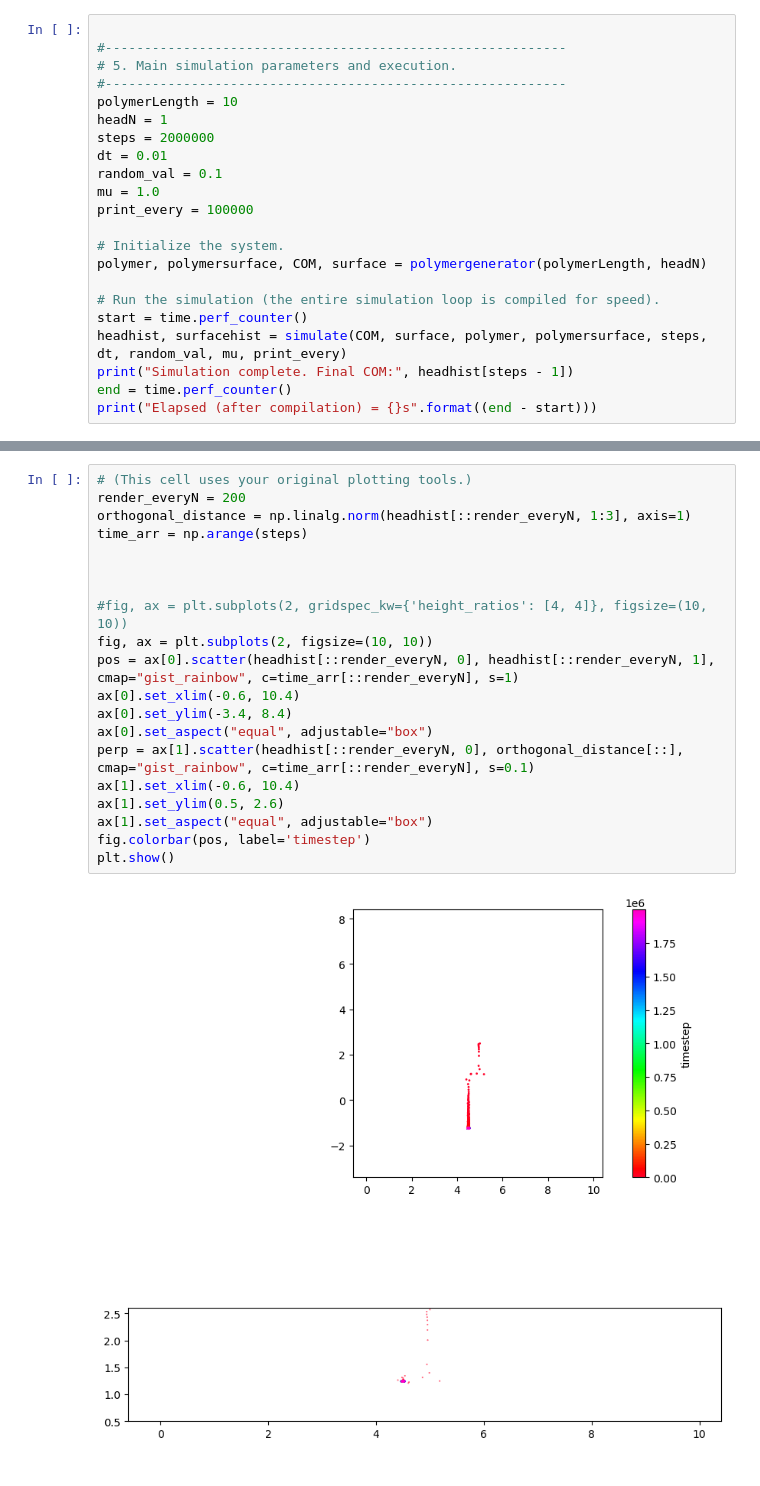
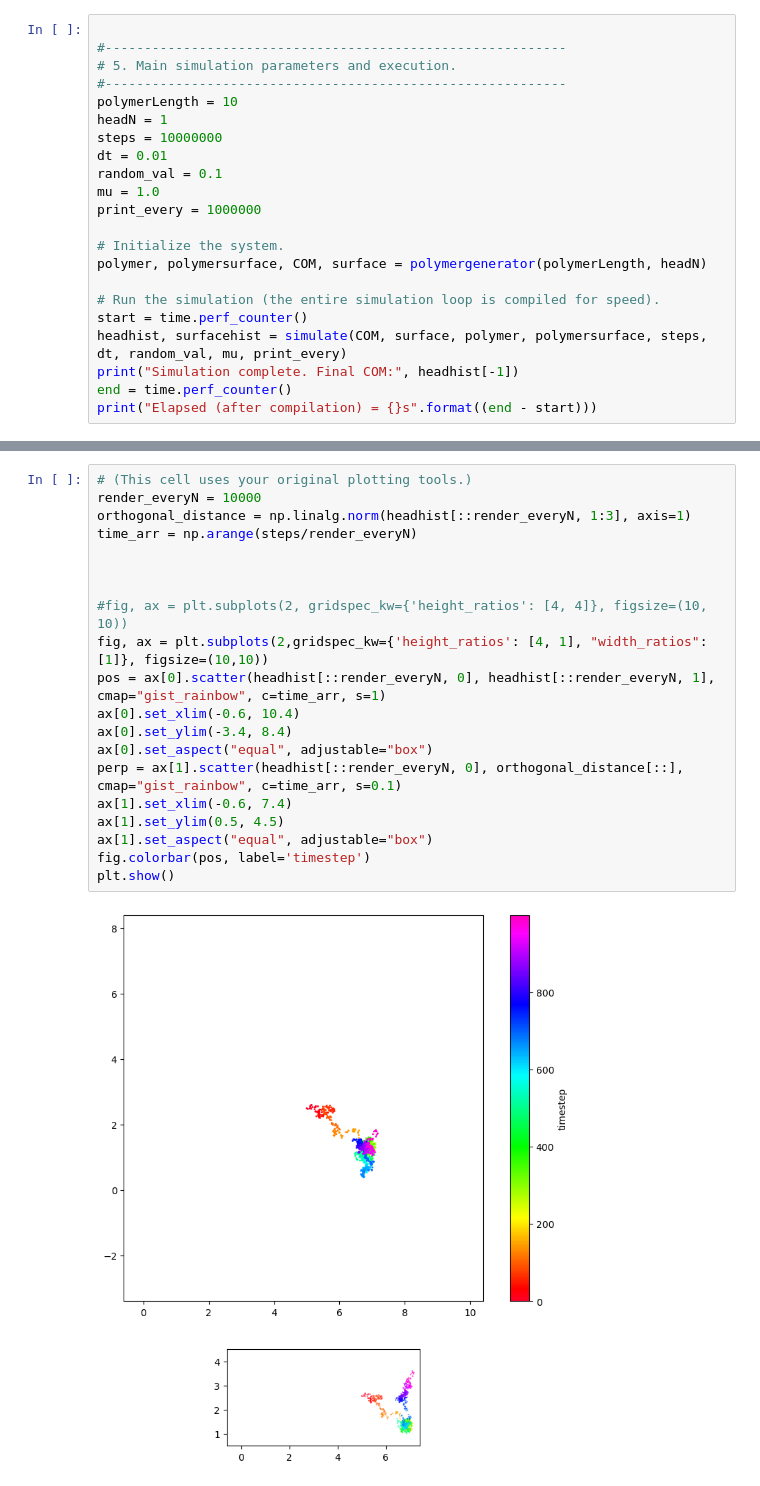
Before and after one commit to filippo1335/Ndc80simulator, a Jupyter notebook: sim_numba.ipynb, the cells around one changed output, grey strips where cells are left out. Saved outputs shown, nothing was run; the diff lists cells and outputs as text.

```diff
--- a/sim_numba.ipynb
+++ b/sim_numba.ipynb
@@ -222,11 +215,11 @@ def simulate(COM, surface, polymer, polymersurface, steps, dt, random_val, mu, p
 #-----------------------------------------------------------
 polymerLength = 10
 headN = 1
-steps = 2000000
+steps = 10000000
 dt = 0.01
 random_val = 0.1
 mu = 1.0
-print_every = 100000
+print_every = 1000000
 
 # Initialize the system.
 polymer, polymersurface, COM, surface = polymergenerator(polymerLength, headN)
@@ -234,7 +227,7 @@ polymer, polymersurface, COM, surface = polymergenerator(polymerLength, headN)
 # Run the simulation (the entire simulation loop is compiled for speed).
 start = time.perf_counter()
 headhist, surfacehist = simulate(COM, surface, polymer, polymersurface, steps, dt, random_val, mu, print_every)
-print("Simulation complete. Final COM:", headhist[steps - 1])
+print("Simulation complete. Final COM:", headhist[-1])
 end = time.perf_counter()
 print("Elapsed (after compilation) = {}s".format((end - start)))
 # %% [output]
@@ -258,23 +247,23 @@ Elapsed (after compilation) = 4.1234925410099095s
 # %%
 # (This cell uses your original plotting tools.)
-render_everyN = 200
+render_everyN = 10000
 orthogonal_distance = np.linalg.norm(headhist[::render_everyN, 1:3], axis=1)
-time_arr = np.arange(steps)
+time_arr = np.arange(steps/render_everyN)
 
 
 
 #fig, ax = plt.subplots(2, gridspec_kw={'height_ratios': [4, 4]}, figsize=(10, 10))
-fig, ax = plt.subplots(2, figsize=(10, 10))
-pos = ax[0].scatter(headhist[::render_everyN, 0], headhist[::render_everyN, 1], cmap="gist_rainbow", c=time_arr[::render_everyN], s=1)
+fig, ax = plt.subplots(2,gridspec_kw={'height_ratios': [4, 1], "width_ratios": [1]}, figsize=(10,10))
+pos = ax[0].scatter(headhist[::render_everyN, 0], headhist[::render_everyN, 1], cmap="gist_rainbow", c=time_arr, s=1)
 ax[0].set_xlim(-0.6, 10.4)
 ax[0].set_ylim(-3.4, 8.4)
 ax[0].set_aspect("equal", adjustable="box")
-perp = ax[1].scatter(headhist[::render_everyN, 0], orthogonal_distance[::], cmap="gist_rainbow", c=time_arr[::render_everyN], s=0.1)
-ax[1].set_xlim(-0.6, 10.4)
-ax[1].set_ylim(0.5, 2.6)
+perp = ax[1].scatter(headhist[::render_everyN, 0], orthogonal_distance[::], cmap="gist_rainbow", c=time_arr, s=0.1)
+ax[1].set_xlim(-0.6, 7.4)
+ax[1].set_ylim(0.5, 4.5)
 ax[1].set_aspect("equal", adjustable="box")
 fig.colorbar(pos, label='timestep')
 plt.show()
 # %% [output]
-[figure, old version]
+[figure, new version]
 # %%
```
Also changed, not shown: parts of 16 cells of this notebook, 3 other files.
